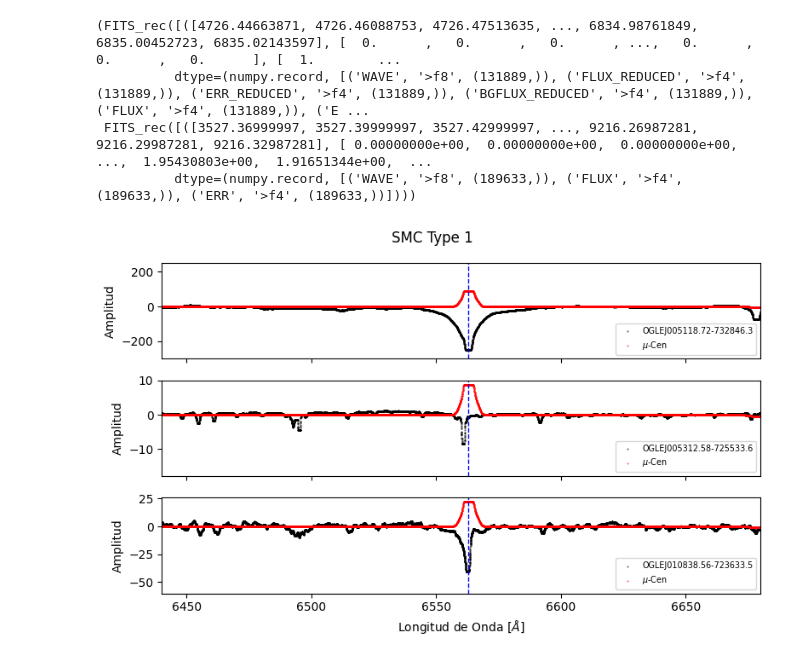
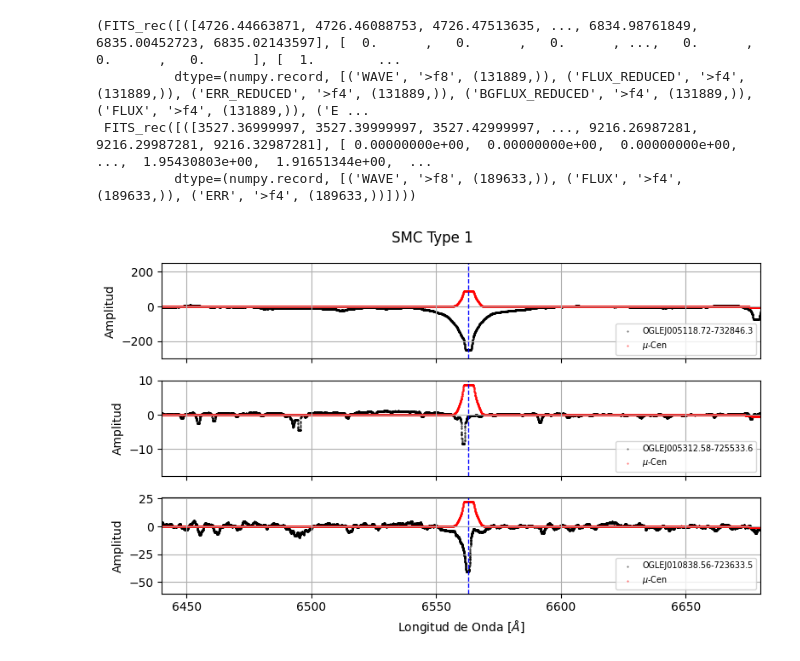
Before and after one commit to lsperezm/Be_Metallicity, a Jupyter notebook: DataRaw/SMC/Type1/Type1SMC.ipynb, the cells around one changed output. Drawn from its saved outputs; the diff is of its cells as text; code cells hidden in the pictures.

```diff
--- a/DataRaw/SMC/Type1/Type1SMC.ipynb
+++ b/DataRaw/SMC/Type1/Type1SMC.ipynb
@@ -90,31 +90,33 @@ fig, axs = plt.subplots(3, 1, sharex=True, figsize=(8, 5))  # 5 rows, 1 column
 #axs[0].scatter(cent['WAVE'][0],cent['FLUX'][0]+25,s=0.1, color='red')
 #axs[1].scatter(xd3['WAVE'][0]-2,xd3['FLUX'][0], s=0.1, color='black',label='OGLEJ005312.58-725533.6')
 #axs[1].scatter(cent['WAVE'][0],cent['FLUX'][0]+16,s=0.1, color='red')
 #axs[2].scatter(xd4['WAVE'][0]-4.5,scaler.fit_transform(xd4['FLUX'][0].reshape(-1, 1))*100, s=0.1, color='black',label='OGLEJ010838.56-723633.5')
 #axs[2].scatter(cent['WAVE'][0],cent['FLUX'][0]+20,s=0.1, color='red')
 
 axs[0].scatter(lam1-4.5,xd1_filt-modelo1(lam1),s=0.1, color='black', label='OGLEJ005118.72-732846.3')
 axs[0].scatter(lamc,(cent_filt-modeloc(lamc))*20,s=0.1, color='red',label=r'$\mu$-Cen')
 axs[1].scatter(lam2-4.5,xd2_filt-modelo2(lam2), s=0.1, color='black',label='OGLEJ005312.58-725533.6')
 axs[1].scatter(lamc,(cent_filt-modeloc(lamc))*2,s=0.1, color='red',label=r'$\mu$-Cen')
 axs[2].scatter(lam3-4.5,xd3_filt-modelo3(lam3), s=0.1, color='black',label='OGLEJ010838.56-723633.5')
 axs[2].scatter(lamc,(cent_filt-modeloc(lamc))*5,s=0.1, color='red',label=r'$\mu$-Cen')
 
 
 # Labels
 for ax in axs:
     ax.set_ylabel('Amplitud')
     ax.axvline(x=6562.8, color='blue', linestyle='--', linewidth=1)
     ax.legend(loc='lower right', fontsize='x-small')
+    ax.grid(True)
+
 axs[-1].set_xlabel(r'Longitud de Onda [$\AA$]')
 axs[-1].set_xlim(6440, 6680)
 axs[0].set_ylim(-300, 250)
 #axs[1].set_ylim(5, 25)
 #axs[2].set_ylim(10, 35)
 
 fig.suptitle('SMC Type 1')
 plt.tight_layout()
 plt.savefig('SMC_Type1')
 plt.show()
 # %% [output]
-[figure, old version]
+[figure, new version]
```
Also changed, not shown: 7 other files.
